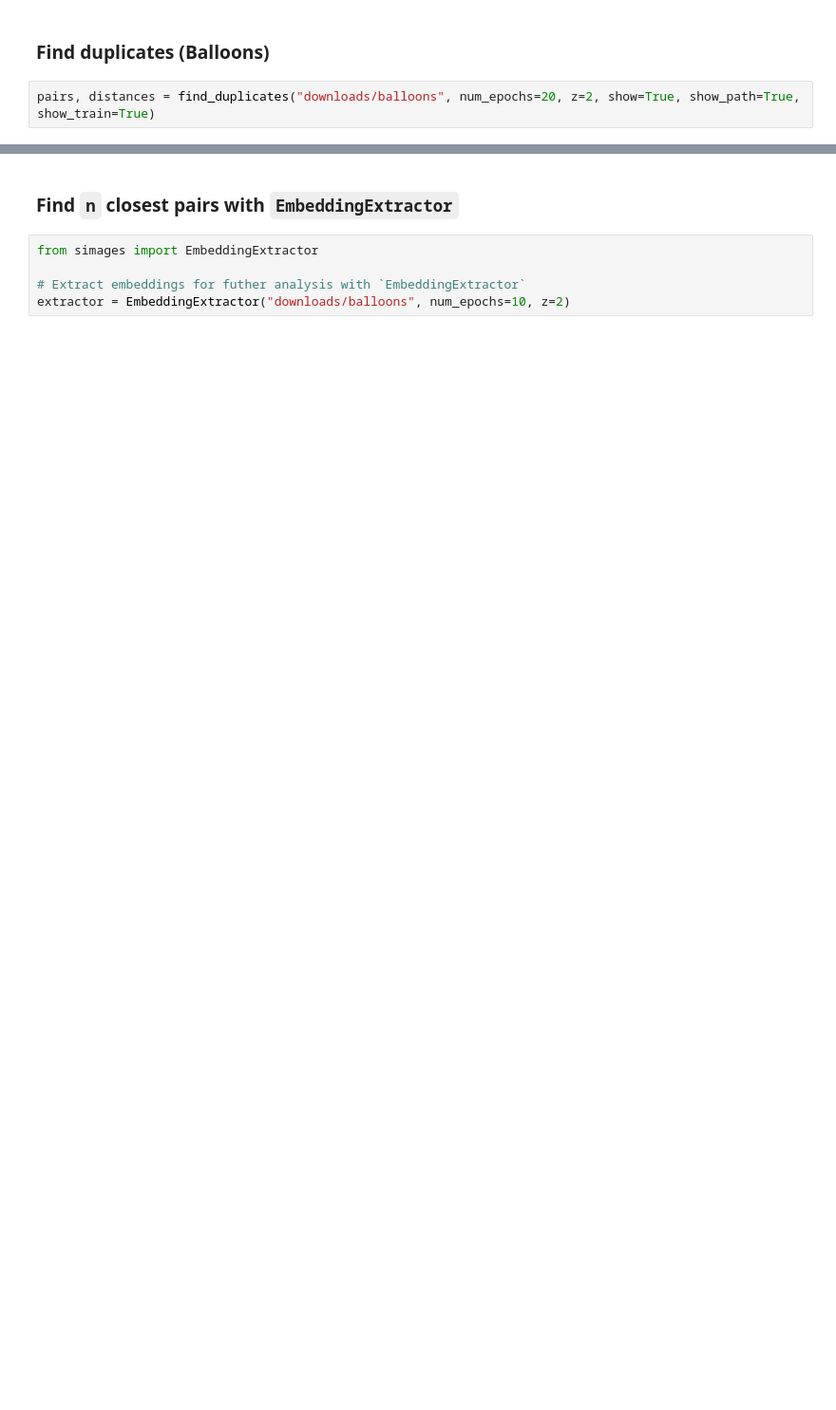
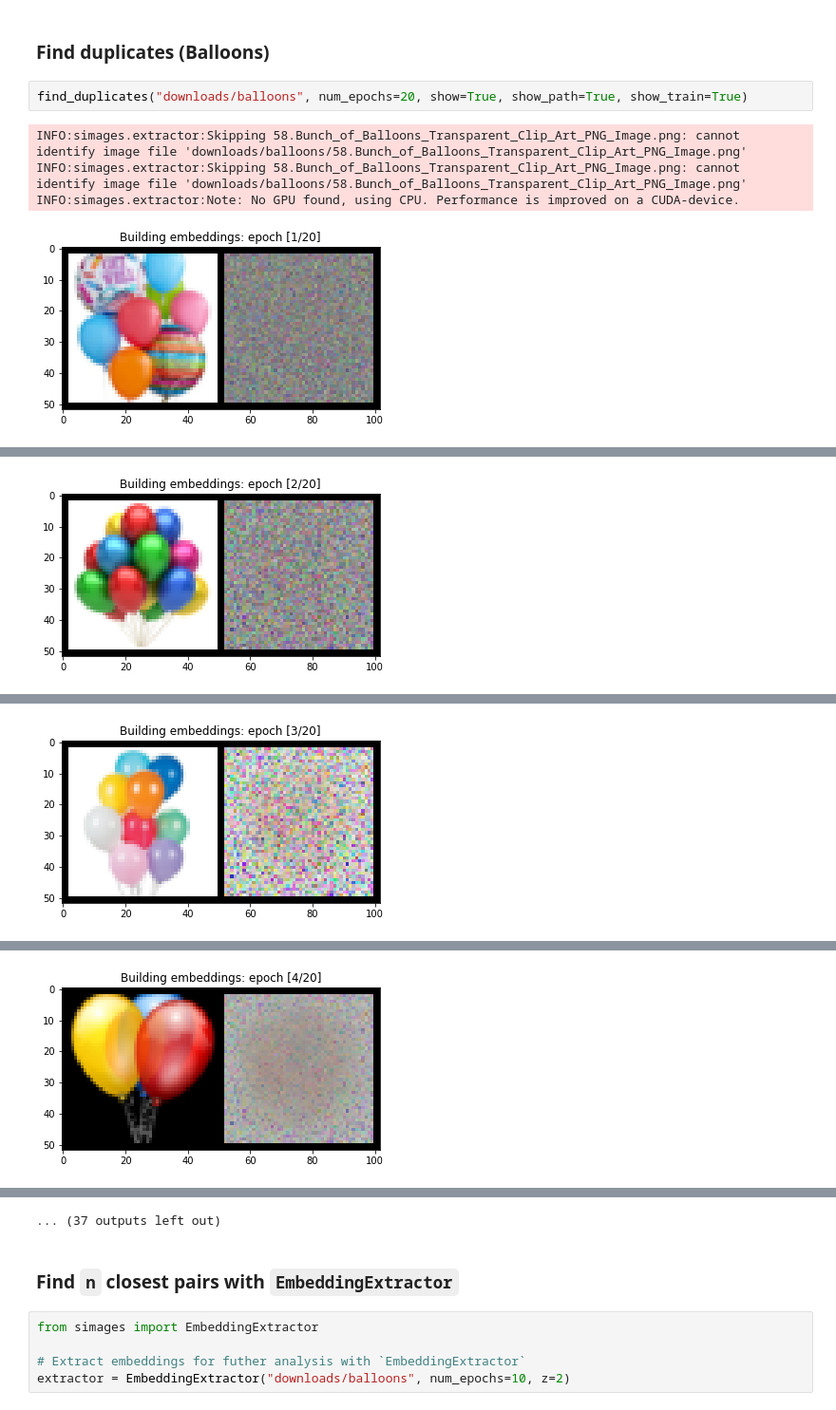
Before and after one commit to JustinShenk/simages, a Jupyter notebook: demo.ipynb, the cells around one changed output, grey strips where cells are left out. Shown at 95% size. Saved outputs shown, nothing was run; the diff lists cells and outputs as text; blank space fills up the shorter version.

```diff
--- a/demo.ipynb
+++ b/demo.ipynb
@@ -82,4 +97,9 @@ pairs, distances = find_duplicates("downloads/Beaches", num_epochs=20, z=2, show
 <a id='balloons'></a>
 ### Find duplicates (Balloons)
 # %%
-pairs, distances = find_duplicates("downloads/balloons", num_epochs=20, z=2, show=True, show_path=True, show_train=True)
+find_duplicates("downloads/balloons", num_epochs=20, show=True, show_path=True, show_train=True)
+# %% [output]
+INFO:simages.extractor:Skipping 58.Bunch_of_Balloons_Transparent_Clip_Art_PNG_Image.png: cannot identify image file 'downloads/balloons/58.Bunch_of_Balloons_Transparent_Clip_Art_PNG_Image.png'
+INFO:simages.extractor:Skipping 58.Bunch_of_Balloons_Transparent_Clip_Art_PNG_Image.png: cannot identify image file 'downloads/balloons/58.Bunch_of_Balloons_Transparent_Clip_Art_PNG_Image.png'
+INFO:simages.extractor:Note: No GPU found, using CPU. Performance is improved on a CUDA-device.
+[figure, added]
@@ -85,0 +107 @@ pairs, distances = find_duplicates("downloads/balloons", num_epochs=20, z=2, sho
+[figure, added]
@@ -85,0 +109 @@ pairs, distances = find_duplicates("downloads/balloons", num_epochs=20, z=2, sho
+[figure, added]
@@ -85,0 +111 @@ pairs, distances = find_duplicates("downloads/balloons", num_epochs=20, z=2, sho
+[figure, added]
@@ -86,3 +116,4 @@ pairs, distances = find_duplicates("downloads/balloons", num_epochs=20, z=2, sho
+... (37 outputs left out)
 # %% [markdown]
 <a id='#extractor'></a>
 ### Find `n` closest pairs with `EmbeddingExtractor`
```
Also changed, not shown: parts of 6 cells of this notebook, 1 other file.
